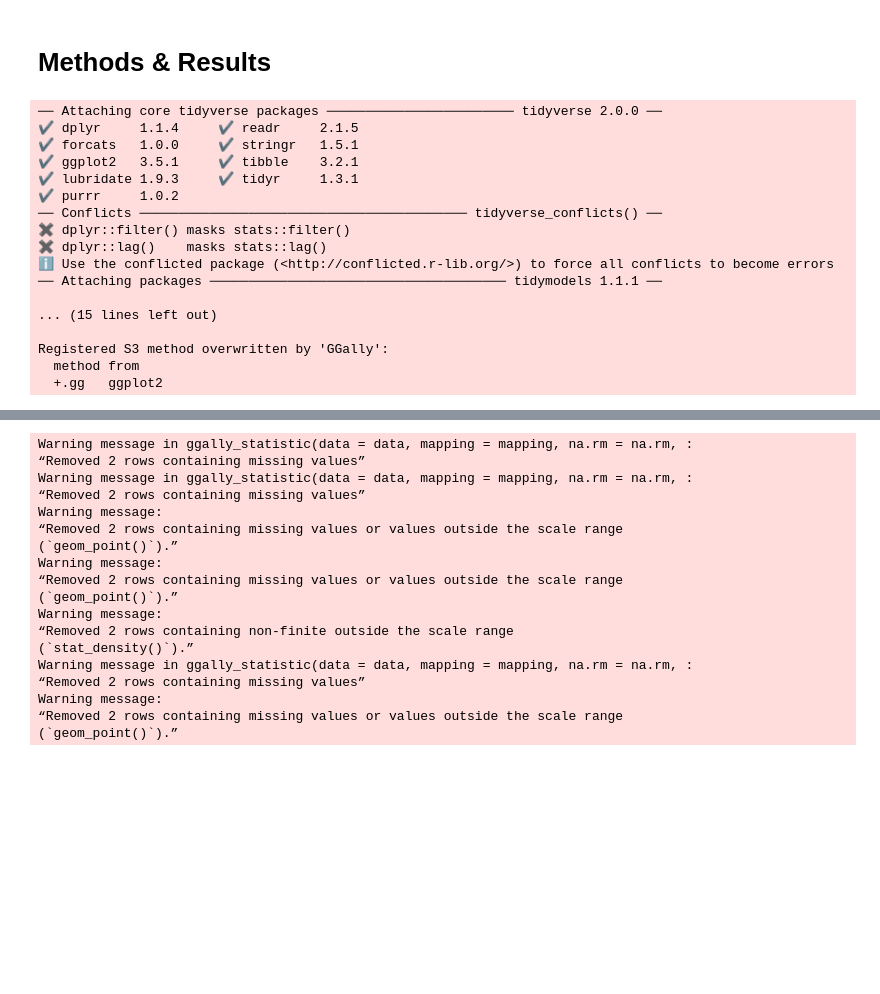
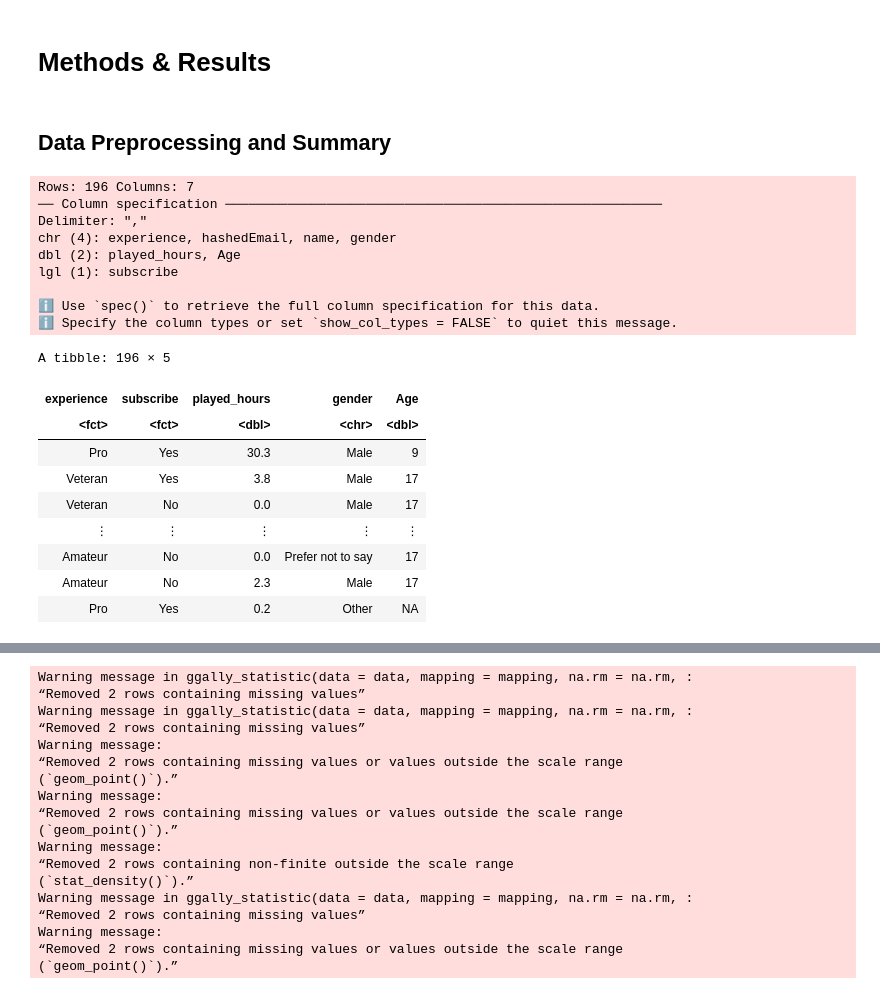
Before and after one commit to ryyuerber/DSCI100_Group_26_Final_Proj, a Jupyter notebook: ProjectWork.ipynb, the cells around one changed output, grey strips where cells are left out. Saved outputs shown, nothing was run; the diff lists cells and outputs as text; code cells hidden in the pictures; blank space fills up the shorter version.

```diff
--- a/ProjectWork.ipynb
+++ b/ProjectWork.ipynb
@@ -6,29 +6,39 @@
 ### **Question:** Will the players' gaming experience, whether or not they subscribe to the game-related newsletter, and age become useful predictors for their total hours of playing?
 # %% [markdown]
 # Methods & Results
+# %% [markdown]
+## Data Preprocessing and Summary
 # %%
-### Run this cell before continuing.
 library(tidyverse)
 library(repr)
 library(tidymodels)
 library(GGally)
 library(ISLR)
 options(repr.matrix.max.rows = 6)
+
+players_raw <- read_csv("https://raw.githubusercontent.com/ryyuerber/DSCI100_Group_26_Final_Proj/refs/heads/main/players.csv") |>
+    mutate(experience = as_factor(experience)) |>
+    mutate(subscribe = as_factor(subscribe)) |>
+    mutate(subscribe = fct_recode(subscribe, "Yes" = "TRUE", "No" = "FALSE")) |>
+    select(-hashedEmail, -name)
+players_raw
 # %% [output]
-── Attaching core tidyverse packages ──────────────────────── tidyverse 2.0.0 ──
-✔ dplyr     1.1.4     ✔ readr     2.1.5
-✔ forcats   1.0.0     ✔ stringr   1.5.1
-✔ ggplot2   3.5.1     ✔ tibble    3.2.1
-✔ lubridate 1.9.3     ✔ tidyr     1.3.1
-✔ purrr     1.0.2
-── Conflicts ────────────────────────────────────────── tidyverse_conflicts() ──
-✖ dplyr::filter() masks stats::filter()
-✖ dplyr::lag()    masks stats::lag()
-ℹ Use the conflicted package (<http://conflicted.r-lib.org/>) to force all conflicts to become errors
-── Attaching packages ────────────────────────────────────── tidymodels 1.1.1 ──
+Rows: 196 Columns: 7
+── Column specification ────────────────────────────────────────────────────────
+Delimiter: ","
+chr (4): experience, hashedEmail, name, gender
+dbl (2): played_hours, Age
+lgl (1): subscribe
 
-... (15 lines left out)
-
-Registered S3 method overwritten by 'GGally':
-  method from
-  +.gg   ggplot2
+ℹ Use `spec()` to retrieve the full column specification for this data.
+ℹ Specify the column types or set `show_col_types = FALSE` to quiet this message.
+A tibble: 196 × 5
+| experience | subscribe | played_hours | gender | Age |
+| <fct> | <fct> | <dbl> | <chr> | <dbl> |
+| Pro | Yes | 30.3 | Male | 9 |
+| Veteran | Yes | 3.8 | Male | 17 |
+| Veteran | No | 0.0 | Male | 17 |
+| ⋮ | ⋮ | ⋮ | ⋮ | ⋮ |
+| Amateur | No | 0.0 | Prefer not to say | 17 |
+| Amateur | No | 2.3 | Male | 17 |
+| Pro | Yes | 0.2 | Other | NA |
```
Also changed, not shown: parts of 10 cells of this notebook.
